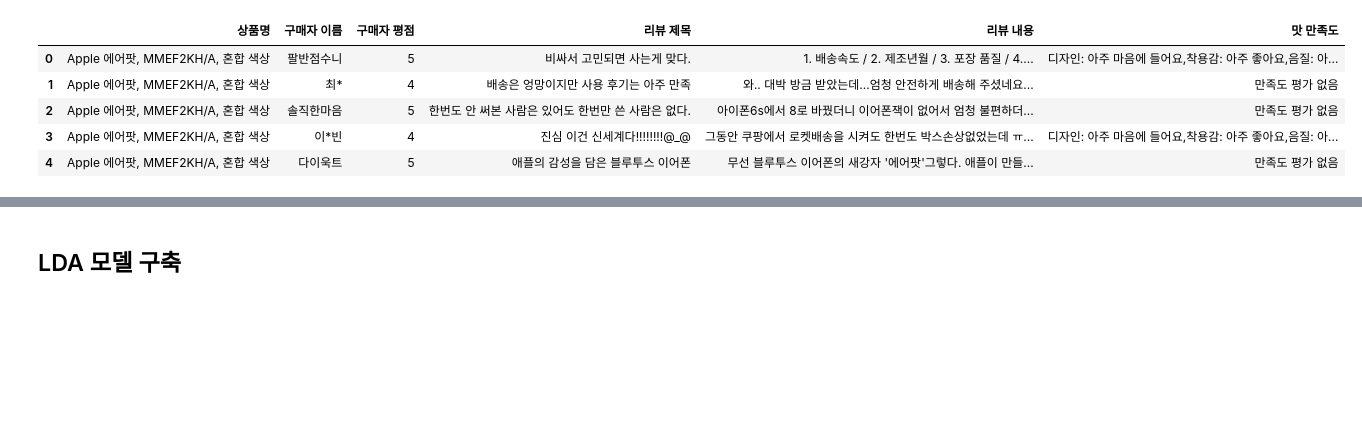
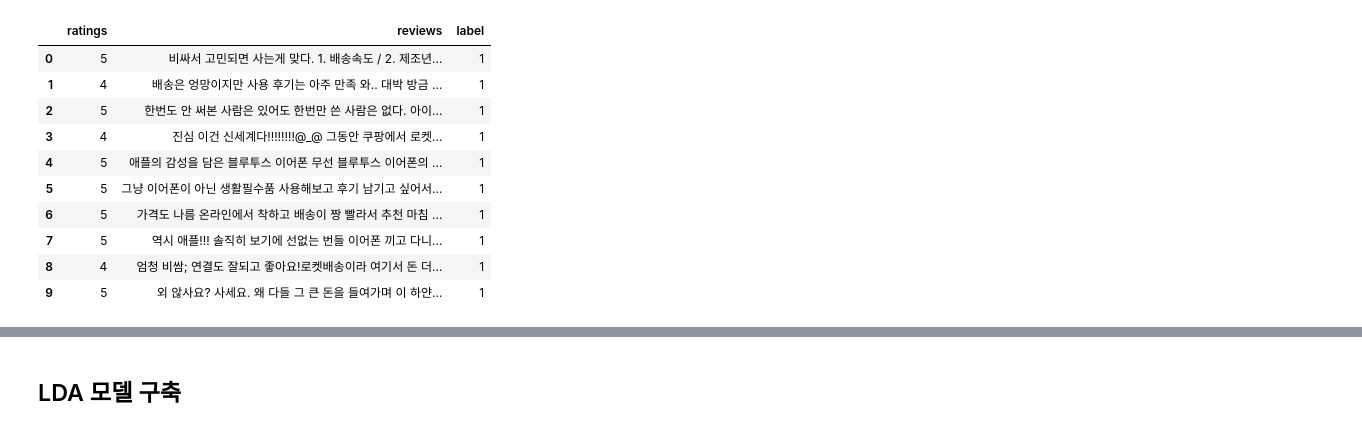
Before and after one commit to marioahn/NoZeus, a Jupyter notebook: BasicPJT_JW/PJT_AppleTopic.ipynb, the cells around one changed output, grey strips where cells are left out. Cells and saved outputs as stored; diff of their text form; code cells hidden in the pictures; blank space fills up the shorter version.

```diff
--- a/BasicPJT_JW/PJT_AppleTopic.ipynb
+++ b/BasicPJT_JW/PJT_AppleTopic.ipynb
@@ -24,11 +11,16 @@ combined_df.to_excel('ToTApple.xlsx', index=False)
 # %%
 # 저장한 데이터 불러오기
-df = pd.read_excel('ToTApple.xlsx')
-df.head()
+df = pd.read_excel('(2)apple_all_airpods.xlsx')
+df.head(10)
 # %% [output]
-|  | 상품명 | 구매자 이름 | 구매자 평점 | 리뷰 제목 | 리뷰 내용 | 맛 만족도 |
-| 0 | Apple 에어팟, MMEF2KH/A, 혼합 색상 | 팔반점수니 | 5 | 비싸서 고민되면 사는게 맞다. | 1. 배송속도 / 2. 제조년월 / 3. 포장 품질 / 4.... | 디자인: 아주 마음에 들어요,착용감: 아주 좋아요,음질: 아... |
-| 1 | Apple 에어팟, MMEF2KH/A, 혼합 색상 | 최* | 4 | 배송은 엉망이지만 사용 후기는 아주 만족 | 와.. 대박 방금 받았는데...엄청 안전하게 배송해 주셨네요... | 만족도 평가 없음 |
-| 2 | Apple 에어팟, MMEF2KH/A, 혼합 색상 | 솔직한마음 | 5 | 한번도 안 써본 사람은 있어도 한번만 쓴 사람은 없다. | 아이폰6s에서 8로 바꿨더니 이어폰잭이 없어서 엄청 불편하더... | 만족도 평가 없음 |
-| 3 | Apple 에어팟, MMEF2KH/A, 혼합 색상 | 이*빈 | 4 | 진심 이건 신세계다!!!!!!!!@_@ | 그동안 쿠팡에서 로켓배송을 시켜도 한번도 박스손상없었는데 ㅠ... | 디자인: 아주 마음에 들어요,착용감: 아주 좋아요,음질: 아... |
-| 4 | Apple 에어팟, MMEF2KH/A, 혼합 색상 | 다이욱트 | 5 | 애플의 감성을 담은 블루투스 이어폰 | 무선 블루투스 이어폰의 새강자 '에어팟'그렇다. 애플이 만들... | 만족도 평가 없음 |
+|  | ratings | reviews | label |
+| 0 | 5 | 비싸서 고민되면 사는게 맞다. 1. 배송속도 / 2. 제조년... | 1 |
+| 1 | 4 | 배송은 엉망이지만 사용 후기는 아주 만족 와.. 대박 방금 ... | 1 |
+| 2 | 5 | 한번도 안 써본 사람은 있어도 한번만 쓴 사람은 없다. 아이... | 1 |
+| 3 | 4 | 진심 이건 신세계다!!!!!!!!@_@ 그동안 쿠팡에서 로켓... | 1 |
+| 4 | 5 | 애플의 감성을 담은 블루투스 이어폰 무선 블루투스 이어폰의 ... | 1 |
+| 5 | 5 | 그냥 이어폰이 아닌 생활필수품 사용해보고 후기 남기고 싶어서... | 1 |
+| 6 | 5 | 가격도 나름 온라인에서 착하고 배송이 짱 빨라서 추천 마침 ... | 1 |
+| 7 | 5 | 역시 애플!!! 솔직히 보기에 선없는 번들 이어폰 끼고 다니... | 1 |
+| 8 | 4 | 엄청 비쌈; 연결도 잘되고 좋아요!로켓배송이라 여기서 돈 더... | 1 |
+| 9 | 5 | 외 않사요? 사세요. 왜 다들 그 큰 돈을 들여가며 이 하얀... | 1 |
```
Also changed, not shown: parts of 9 cells of this notebook, 30 other files.
